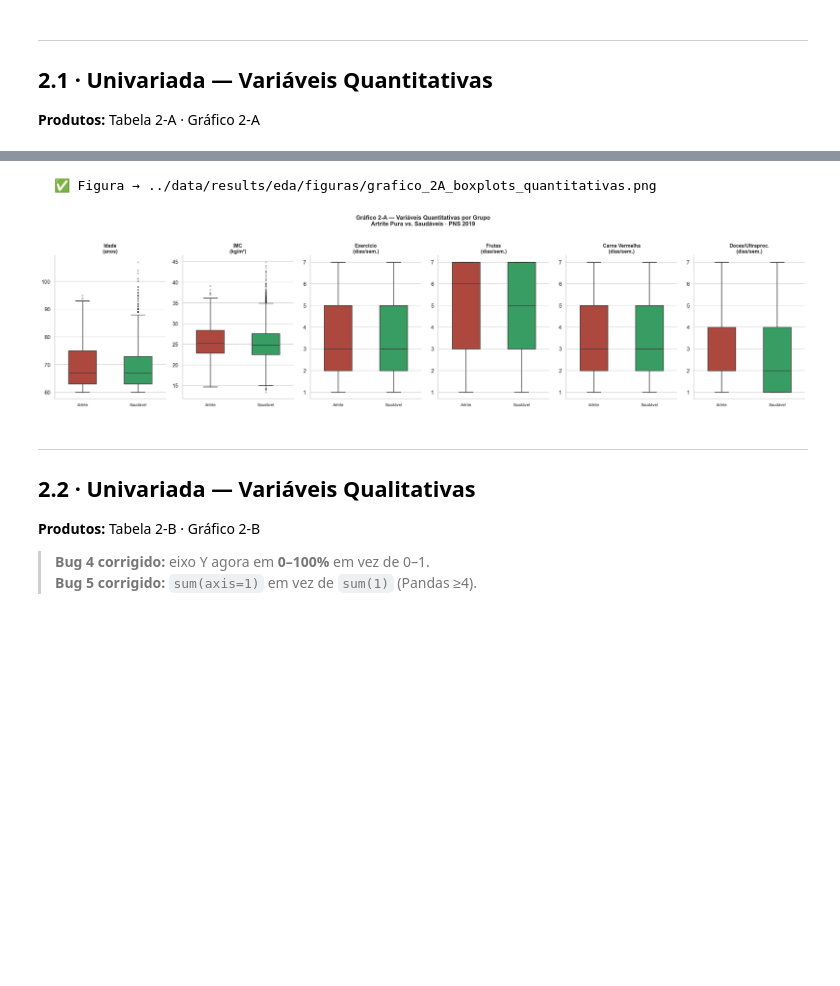
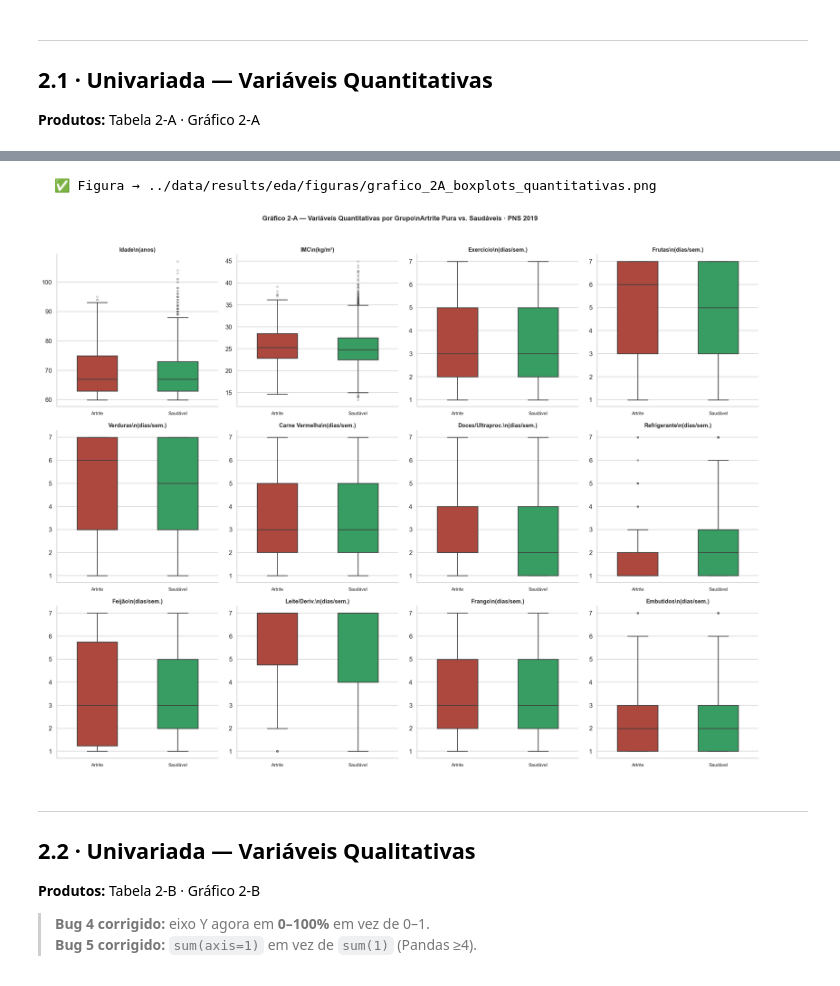
Before and after one commit to pedrinndias/Projeto-PNS-2019, a Jupyter notebook: notebooks/02_analise_exploratoria_bivariada.ipynb, the cells around one changed output, grey strips where cells are left out. Drawn from its saved outputs; the diff is of its cells as text; code cells hidden in the pictures; blank space fills up the shorter version.

```diff
--- a/notebooks/02_analise_exploratoria_bivariada.ipynb
+++ b/notebooks/02_analise_exploratoria_bivariada.ipynb
@@ -647,44 +814,62 @@ Doces/ultraproc. (dias/sem.)    Saudável 1889   3.13 2.08     2.00  1.00  4.00
   ✅ Tabela → ../data/results/eda/tabelas/tabela_2A_univariada_quantitativas.csv
 # %%
 # BUG 13 CORRIGIDO: order= garante só 2 ticks → set_xticklabels com 2 labels
-if df_biv.empty:
-    print('⚠️  df_biv vazio — gráfico 2-A não gerado.')
-else:
-    VARS_BOXPLOT = {
-        'Idade':'Idade\n(anos)', 'IMC':'IMC\n(kg/m²)',
-        'P035':'Exercício\n(dias/sem.)', 'P018':'Frutas\n(dias/sem.)',
-        'P01101':'Carne Vermelha\n(dias/sem.)', 'P02501':'Doces/Ultraproc.\n(dias/sem.)'
+if df_biv.empty:  # Se dataframe bivariado está vazio
+    print('⚠️  df_biv vazio — gráfico 2-A não gerado.')  # Aviso
+else:  # Se há dados
+    # MELHORIA 24: Vars CAPTO adicionadas ao Gráfico 2-A
+    VARS_BOXPLOT = {  # Variáveis para exibir em boxplots: código → rótulo
+        'Idade'  : 'Idade\\n(anos)',  # Idade com quebra de linha
+        'IMC'    : 'IMC\\n(kg/m²)',  # IMC com quebra de linha
+        'P035'   : 'Exercício\\n(dias/sem.)',  # Exercício com quebra de linha
+        'P018'   : 'Frutas\\n(dias/sem.)',  # Frutas com quebra de linha
+        'P00901' : 'Verduras\\n(dias/sem.)',  # Verduras com quebra de linha
+        'P01101' : 'Carne Vermelha\\n(dias/sem.)',  # Carne vermelha com quebra de linha
+        'P02501' : 'Doces/Ultraproc.\\n(dias/sem.)',  # Doces com quebra de linha
+        'P02002' : 'Refrigerante\\n(dias/sem.)',  # Refrigerante com quebra de linha
+        'P02001' : 'Feijão\\n(dias/sem.)',  # Feijão com quebra de linha
+        'P023'   : 'Leite/Deriv.\\n(dias/sem.)',  # Leite com quebra de linha
+        'P01601' : 'Frango\\n(dias/sem.)',  # Frango com quebra de linha
+        'P02602' : 'Embutidos\\n(dias/sem.)',  # Embutidos com quebra de linha
     }
-    ORDEM_CLASSES = ['Com Artrite', 'Saudável']
+    ORDEM_CLASSES = ['Com Artrite', 'Saudável']  # Ordem de apresentação dos grupos
 
-    fig, axes = plt.subplots(1, len(VARS_BOXPLOT), figsize=(4*len(VARS_BOXPLOT), 6))
-    for ax, (col, label) in zip(axes, VARS_BOXPLOT.items()):
-        dados = df_biv[['Classe', col]].dropna()
-        if dados.empty:
-            ax.set_title(label + '\n(sem dados)', fontsize=10)
-            continue
-        sns.boxplot(data=dados, x='Classe', y=col, ax=ax,
-                    order=ORDEM_CLASSES,
-                    palette={'Com Artrite': COR_ARTRITE, 'Saudável': COR_SAUDAVEL},
-                    width=0.5, linewidth=1.5,
-                    flierprops=dict(marker='o', markersize=3, alpha=0.4))
-        ax.set_title(label, fontsize=11, fontweight='bold')
-        ax.set_xlabel('')
-        ax.set_ylabel('')
+    n_vars = len(VARS_BOXPLOT)  # Número de variáveis a plotar
+    n_cols_bp = 4   # 4 painéis por linha
+    n_rows_bp = (n_vars + n_cols_bp - 1) // n_cols_bp  # Número de linhas necessário (arredonda para cima)
+    fig, axes = plt.subplots(n_rows_bp, n_cols_bp,  # Cria matriz de subplots
+                             figsize=(5*n_cols_bp, 5*n_rows_bp))  # Tamanho proporcional ao número de subplots
+    axes = axes.flatten()  # Transforma matriz em vetor 1D
+    for ax, (col, label) in zip(axes, VARS_BOXPLOT.items()):  # Para cada variável
+        dados = df_biv[['Classe', col]].dropna()  # Extrai dados válidos
+        if dados.empty:  # Se não há dados
+            ax.set_title(label + '\\n(sem dados)', fontsize=10)  # Mostra "sem dados"
+            continue  # Pula para próximo
+        sns.boxplot(data=dados, x='Classe', y=col, ax=ax,  # Cria boxplot
+                    order=ORDEM_CLASSES,  # Ordem dos grupos
+                    palette={'Com Artrite': COR_ARTRITE, 'Saudável': COR_SAUDAVEL},  # Cores padrão
+                    width=0.5, linewidth=1.5,  # Dimensões
+                    flierprops=dict(marker='o', markersize=3, alpha=0.4))  # Estilo de outliers
+        ax.set_title(label, fontsize=11, fontweight='bold')  # Título do subplot
+        ax.set_xlabel('')  # Sem rótulo X
+        ax.set_ylabel('')  # Sem rótulo Y
         # BUG 13: set_xticks antes de set_xticklabels
-        ax.set_xticks(range(len(ORDEM_CLASSES)))
-        ax.set_xticklabels(['Artrite', 'Saudável'], fontsize=9)
+        ax.set_xticks(range(len(ORDEM_CLASSES)))  # Define posições dos ticks
+        ax.set_xticklabels(['Artrite', 'Saudável'], fontsize=9)  # Rótulos simplificados
 
-    fig.suptitle(
-        'Gráfico 2-A — Variáveis Quantitativas por Grupo\n'
-        'Artrite Pura vs. Saudáveis · PNS 2019',
-        fontsize=13, fontweight='bold', y=1.02)
-    plt.tight_layout()
-    salvar_fig('grafico_2A_boxplots_quantitativas.png')
-    plt.show()
+    fig.suptitle(  # Título geral da figura
+        'Gráfico 2-A — Variáveis Quantitativas por Grupo\\n'  # Primeira linha
+        'Artrite Pura vs. Saudáveis · PNS 2019',  # Segunda linha
+        fontsize=13, fontweight='bold', y=1.02)  # Formatação
+    # Ocultar painéis vazios (quando n_vars não é múltiplo de n_cols_bp)
+    for ax_extra in axes[n_vars:]:  # Para cada subplot vazio
+        ax_extra.set_visible(False)  # Oculta o subplot
+    plt.tight_layout()  # Ajusta espaçamento automaticamente
+    salvar_fig('grafico_2A_boxplots_quantitativas.png')  # Salva figura
+    plt.show()  # Mostra figura
 # %% [output]
   ✅ Figura → ../data/results/eda/figuras/grafico_2A_boxplots_quantitativas.png
-[figure, old version]
+[figure, new version]
 # %% [markdown]
 ---
 ## 2.2 · Univariada — Variáveis Qualitativas
```
Also changed, not shown: parts of 13 cells of this notebook, 10 other files.
